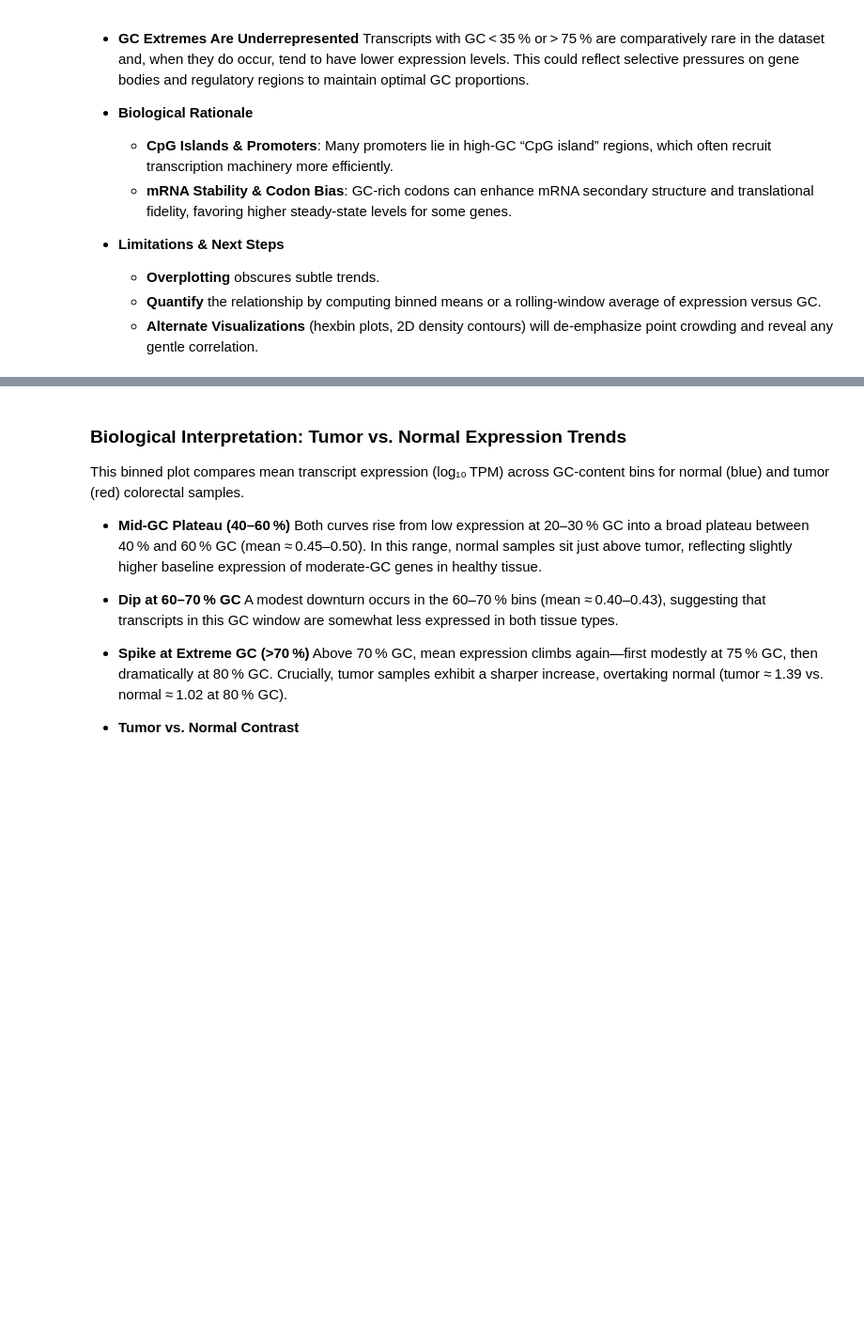
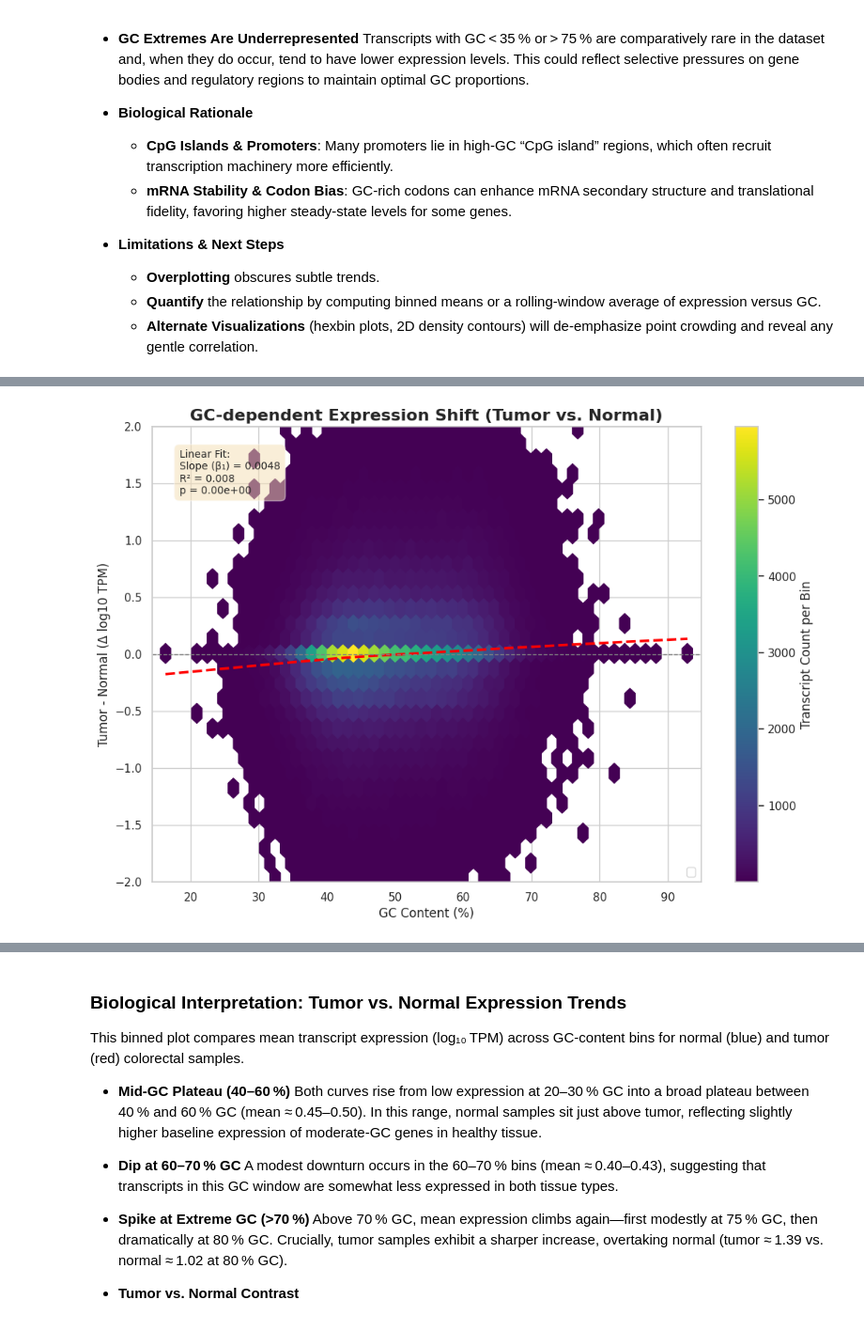
Before and after one commit to Makayacine/Transcriptomics, a Jupyter notebook: PRJNA413956/PRJNA413956.ipynb, the cells around one changed output, grey strips where cells are left out. Shown at 94% size. Saved outputs shown, nothing was run; the diff lists cells and outputs as text; code cells hidden in the pictures; blank space fills up the shorter version.

```diff
--- a/PRJNA413956/PRJNA413956.ipynb
+++ b/PRJNA413956/PRJNA413956.ipynb
@@ -360,0 +339,87 @@ plt.show()
+# %%
+import numpy as np
+import pandas as pd
+import seaborn as sns
+import matplotlib.pyplot as plt
+from pyspark.sql import functions as F
+from scipy.stats import linregress # For linear regression stats
+
+# --- Spark Data Preparation (Same as before) ---
+# Calculate Average log10(TPM) per SampleType
+avg_expr_by_type_query = """
+    SELECT
+        TranscriptID,
+        GC,
+        SampleType,
+        AVG(LOG10(TPM + 0.001)) as avg_log10_TPM
+    FROM
+        full_data
+    GROUP BY
+        TranscriptID, GC, SampleType
+"""
+avg_expr_by_type_df = spark.sql(avg_expr_by_type_query)
+
+# Pivot the data
+pivoted_df = avg_expr_by_type_df.groupBy("TranscriptID", "GC") \
+    .pivot("SampleType", ["Tumor", "Normal"]) \
+    .agg(F.first("avg_log10_TPM")) \
+    .withColumnRenamed("Tumor", "avg_log10_TPM_Tumor") \
+    .withColumnRenamed("Normal", "avg_log10_TPM_Normal")
+
+# Calculate the Difference (Delta)
+delta_df = pivoted_df.withColumn(
+    "delta_log10_TPM",
+    F.coalesce(F.col("avg_log10_TPM_Tumor"), F.lit(np.log10(0.001))) -
+    F.coalesce(F.col("avg_log10_TPM_Normal"), F.lit(np.log10(0.001)))
+)
+
+# Fetch data to Pandas, filtering out potential nulls/NaNs after calculation
+plot_data_pd = delta_df.select("GC", "delta_log10_TPM") \
+                       .filter(F.col("delta_log10_TPM").isNotNull() & ~F.col("delta_log10_TPM").isNull() & ~F.isnan(F.col("delta_log10_TPM"))) \
+                       .toPandas()
+
+# --- Upgrades for Publication-Level Plot ---
+
+# 1. Fit Linear Regression for Statistics
+slope, intercept, r_value, p_value, std_err = linregress(plot_data_pd['GC'], plot_data_pd['delta_log10_TPM'])
+r_squared = r_value**2
+stat_text = f'Linear Fit:\nSlope (β₁) = {slope:.4f}\nR² = {r_squared:.3f}\np = {p_value:.2e}' # Format p-value in scientific notation
+
+# 2. Create the Hexbin Plot with LOESS Overlay
+plt.figure(figsize=(12, 8))
+
+# Use hexbin for density visualization
+hb = plt.hexbin(
+    plot_data_pd['GC'],
+    plot_data_pd['delta_log10_TPM'],
+    gridsize=50, # Adjust gridsize as needed
+    cmap='viridis', # Or 'coolwarm', 'Blues', etc.
+    mincnt=1 # Only show bins with at least one point
+)
+cb = plt.colorbar(hb, label='Transcript Count per Bin')
+
+# Overlay the LOESS curve using seaborn's regplot
+sns.regplot(
+    data=plot_data_pd,
+    x='GC',
+    y='delta_log10_TPM',
+    scatter=False, # Don't plot the scatter points again
+    lowess=True,   # Use LOESS smoothing
+    line_kws={'color': 'red', 'linewidth': 2.5, 'linestyle': '--', 'label': 'LOESS Trend'} # Style the line
+)
+
+# 3. Add Annotations and Final Touches
+plt.axhline(0, color='grey', linestyle='--', linewidth=1)
+plt.title('GC-dependent Expression Shift (Tumor vs. Normal)', fontsize=16, weight='bold')
+plt.xlabel('GC Content (%)', fontsize=12)
+plt.ylabel('Tumor - Normal (Δ log10 TPM)', fontsize=12)
+plt.ylim(-2, 2) # Adjust limits if necessary based on data range
+plt.xlim(plot_data_pd['GC'].min()-2, plot_data_pd['GC'].max()+2) # Set x-limits slightly wider
+
+# Add the statistical annotation text box
+plt.text(0.05, 0.95, stat_text, transform=plt.gca().transAxes, fontsize=10,
+         verticalalignment='top', bbox=dict(boxstyle='round,pad=0.5', fc='wheat', alpha=0.5))
+
+plt.legend(loc='lower right') # Show legend for the LOESS line
+plt.show()
+# %% [output]
@@ -360,0 +427 @@ plt.show()
+[figure, added]
```
Also changed, not shown: parts of 13 cells of this notebook, 3 other files.
